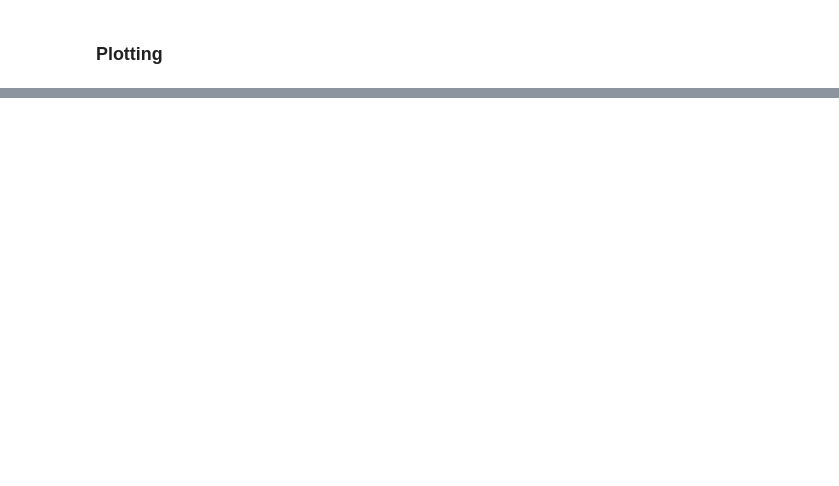
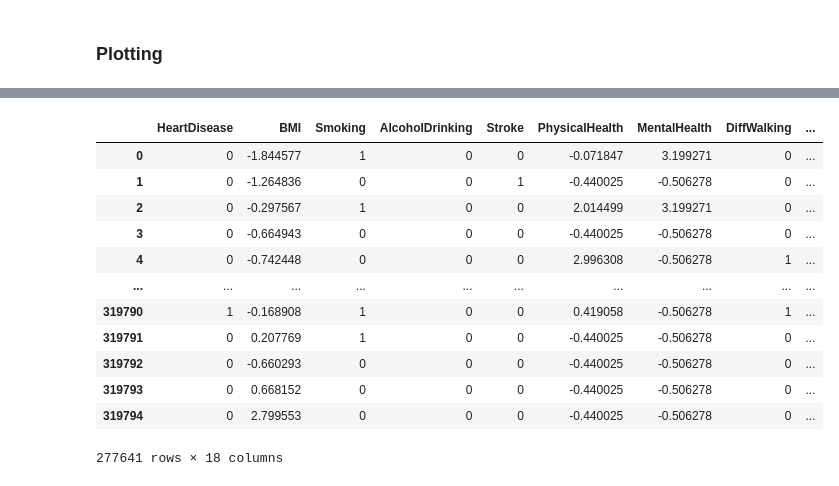
Before and after one commit to asmikumar/aidms, a Jupyter notebook: tests_2.ipynb, the cells around one changed output, grey strips where cells are left out. Cells and saved outputs as stored; diff of their text form; code cells hidden in the pictures; blank space fills up the shorter version.

```diff
--- a/tests_2.ipynb
+++ b/tests_2.ipynb
@@ -405,0 +881,5 @@ for i in range(len(X_train_list)):
+# %%
+df.drop_duplicates(inplace=True)
+
+print("New shape:", df.shape)
+print("Duplicates in dataset:", df.duplicated().sum())
@@ -405,0 +889,10 @@ for i in range(len(X_train_list)):
+# %%
+from sklearn.preprocessing import LabelEncoder
+
+data=df.copy()
+le = LabelEncoder()
+
+col = data[['HeartDisease', 'Smoking', 'AlcoholDrinking','AgeCategory', 'Stroke', 'DiffWalking','Race', 'Sex','PhysicalActivity', 'Asthma', 'KidneyDisease', 'SkinCancer','GenHealth' ,'Diabetic']]
+for i in col:
+    data[i] = le.fit_transform(data[i])
+data.head()
@@ -405,0 +906,23 @@ for i in range(len(X_train_list)):
+# %%
+from sklearn.preprocessing import StandardScaler
+std_scaler = StandardScaler()
+
+continuous_vars=df.select_dtypes('float64').columns
+cols = list(continuous_vars)
+data[cols] = std_scaler.fit_transform(data[cols])
+
+data
+# %% [output]
+|  | HeartDisease | BMI | Smoking | AlcoholDrinking | Stroke | PhysicalHealth | MentalHealth | DiffWalking | ... |
+| 0 | 0 | -1.844577 | 1 | 0 | 0 | -0.071847 | 3.199271 | 0 | ... |
+| 1 | 0 | -1.264836 | 0 | 0 | 1 | -0.440025 | -0.506278 | 0 | ... |
+| 2 | 0 | -0.297567 | 1 | 0 | 0 | 2.014499 | 3.199271 | 0 | ... |
+| 3 | 0 | -0.664943 | 0 | 0 | 0 | -0.440025 | -0.506278 | 0 | ... |
+| 4 | 0 | -0.742448 | 0 | 0 | 0 | 2.996308 | -0.506278 | 1 | ... |
+| ... | ... | ... | ... | ... | ... | ... | ... | ... | ... |
+| 319790 | 1 | -0.168908 | 1 | 0 | 0 | 0.419058 | -0.506278 | 1 | ... |
+| 319791 | 0 | 0.207769 | 1 | 0 | 0 | -0.440025 | -0.506278 | 0 | ... |
+| 319792 | 0 | -0.660293 | 0 | 0 | 0 | -0.440025 | -0.506278 | 0 | ... |
+| 319793 | 0 | 0.668152 | 0 | 0 | 0 | -0.440025 | -0.506278 | 0 | ... |
+| 319794 | 0 | 2.799553 | 0 | 0 | 0 | -0.440025 | -0.506278 | 0 | ... |
+277641 rows × 18 columns
```
Also changed, not shown: parts of 78 cells of this notebook, 1 other file.
